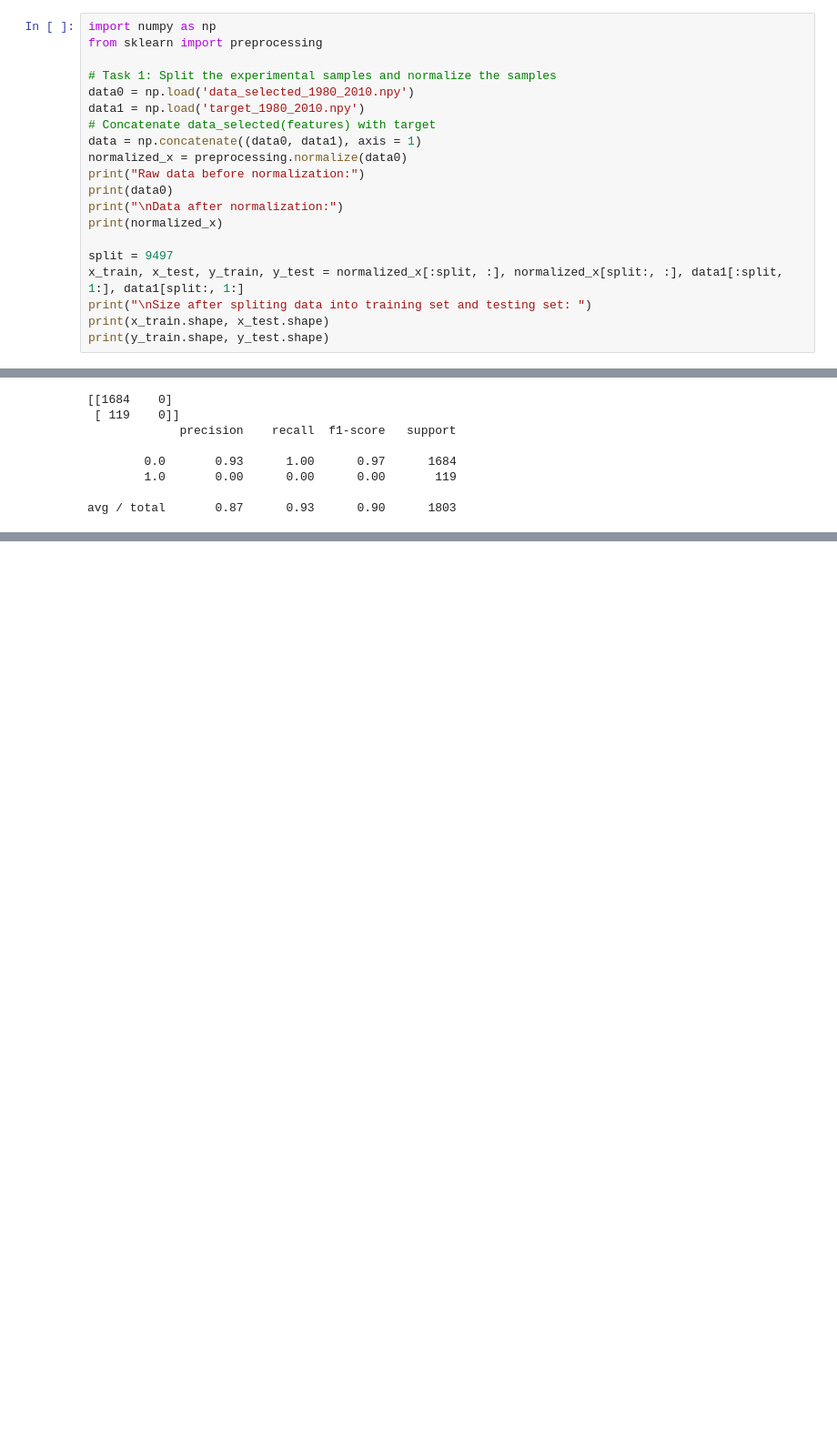
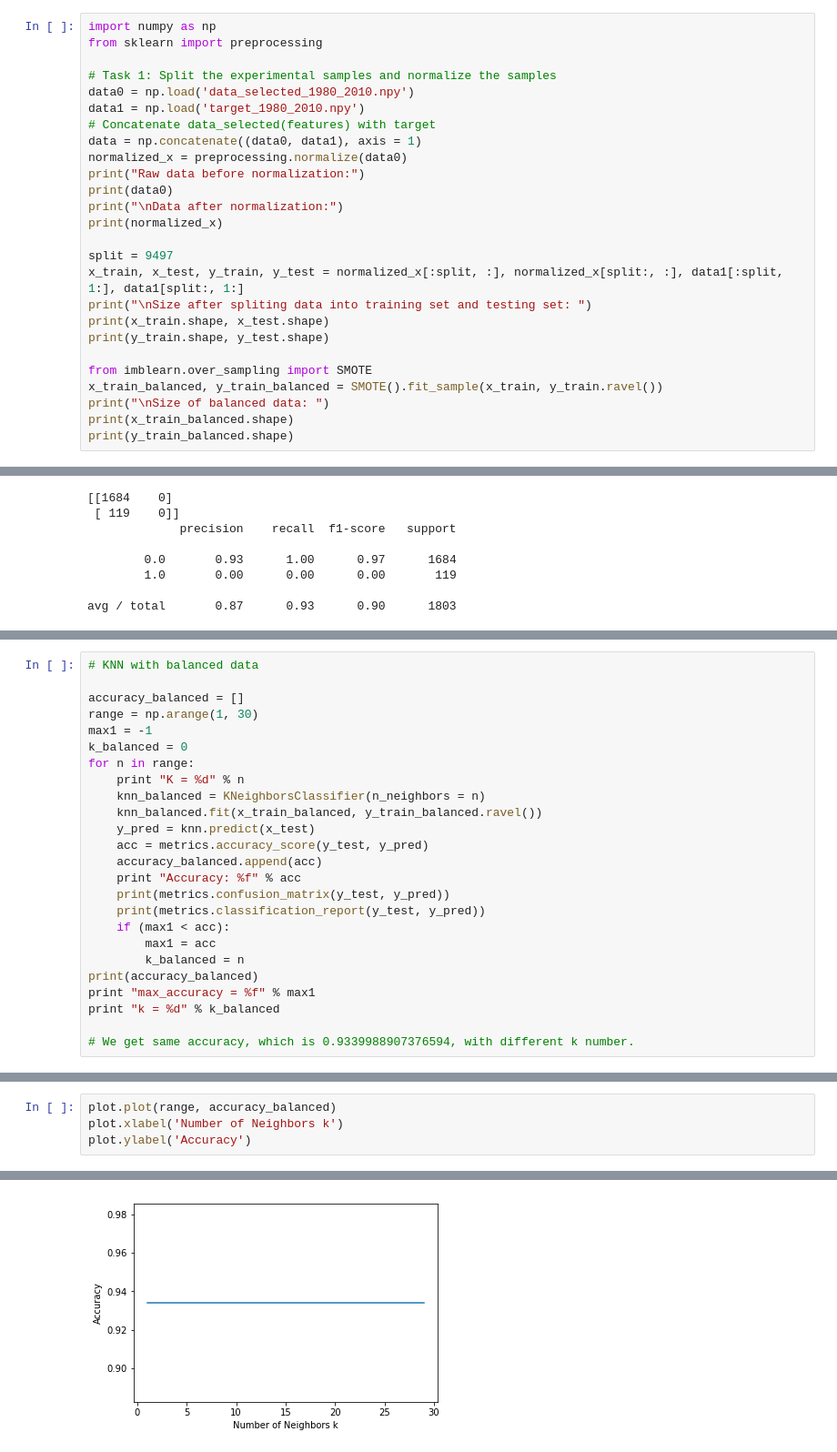
Before and after one commit to Opimenov/weather-prediction, a Jupyter notebook: Experimental Samples/KNN.ipynb, the cells around one changed output, grey strips where cells are left out. Shown at 91% size. Drawn from its saved outputs; the diff is of its cells as text; blank space fills up the shorter version.

```diff
--- a/Experimental Samples/KNN.ipynb
+++ b/Experimental Samples/KNN.ipynb
@@ -25,6 +25,12 @@ x_train, x_test, y_train, y_test = normalized_x[:split, :], normalized_x[split:,
 print("\nSize after spliting data into training set and testing set: ")
 print(x_train.shape, x_test.shape)
 print(y_train.shape, y_test.shape)
+
+from imblearn.over_sampling import SMOTE
+x_train_balanced, y_train_balanced = SMOTE().fit_sample(x_train, y_train.ravel())
+print("\nSize of balanced data: ")
+print(x_train_balanced.shape)
+print(y_train_balanced.shape)
 # %% [output]
 Raw data before normalization:
 [['12.66' '15.85' '279.88' '290.75']
@@ -134,0 +149,25 @@ plot.show()
+# %%
+# KNN with balanced data
+
+accuracy_balanced = []
+range = np.arange(1, 30)
+max1 = -1
+k_balanced = 0
+for n in range:
+    print "K = %d" % n
+    knn_balanced = KNeighborsClassifier(n_neighbors = n)
+    knn_balanced.fit(x_train_balanced, y_train_balanced.ravel())
+    y_pred = knn.predict(x_test)
+    acc = metrics.accuracy_score(y_test, y_pred)
+    accuracy_balanced.append(acc)
+    print "Accuracy: %f" % acc
+    print(metrics.confusion_matrix(y_test, y_pred))
+    print(metrics.classification_report(y_test, y_pred))
+    if (max1 < acc):
+        max1 = acc
+        k_balanced = n
+print(accuracy_balanced)
+print "max_accuracy = %f" % max1
+print "k = %d" % k_balanced
+
+# We get same accuracy, which is 0.9339988907376594, with different k number.
@@ -134,0 +192,5 @@ plot.show()
+# %%
+plot.plot(range, accuracy_balanced)
+plot.xlabel('Number of Neighbors k')
+plot.ylabel('Accuracy')
+# %% [output]
@@ -134,0 +198 @@ plot.show()
+[figure, added]
```
Also changed, not shown: parts of 6 cells of this notebook, 1 other file.
